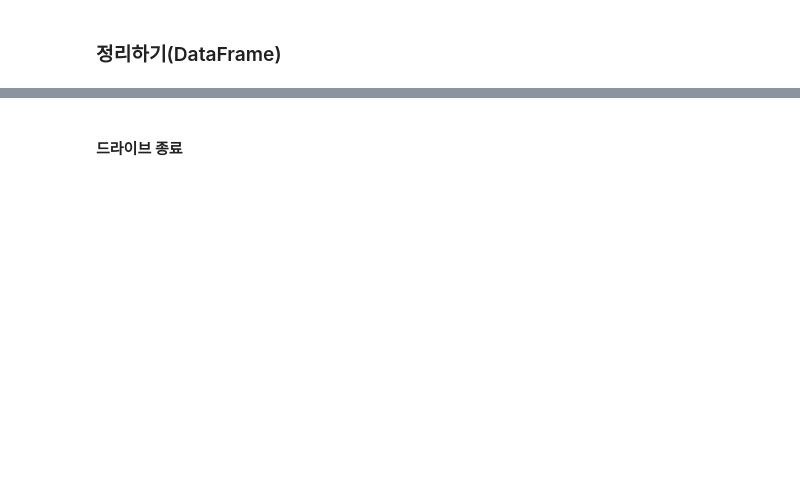
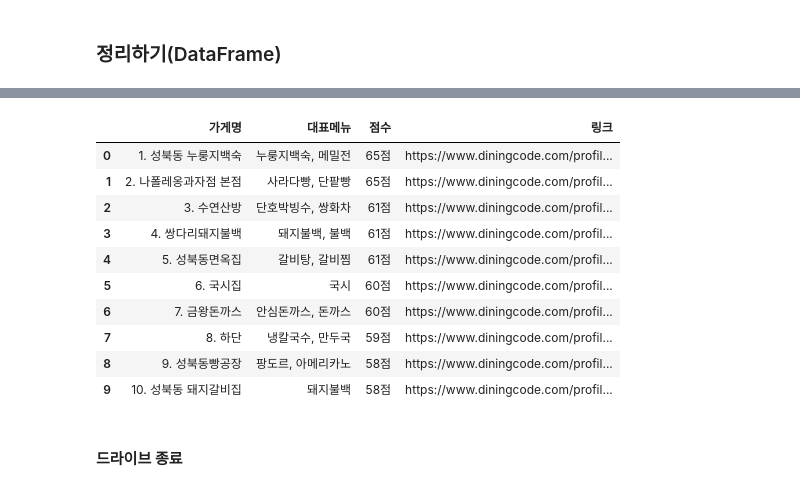
Before and after one commit to m-cahe/python, a Jupyter notebook: basic_Workspace/crawling/realtime_rank/hawjung_food_top10_git.ipynb, the cells around one changed output, grey strips where cells are left out. Saved outputs shown, nothing was run; the diff lists cells and outputs as text; code cells hidden in the pictures; blank space fills up the shorter version.

Commit message:
use pandas DataFrame & need data modification

```diff
--- a/basic_Workspace/crawling/realtime_rank/hawjung_food_top10_git.ipynb
+++ b/basic_Workspace/crawling/realtime_rank/hawjung_food_top10_git.ipynb
@@ -106,6 +126,13 @@ for p in point:
 # %%
 blink = soup.select('.blink')
 print(blink)
+
+blinkList = []
+diningUrl = 'https://www.diningcode.com'
+
 for bl in blink[1:]:
     print(bl.attrs['href'])  #상대경로로 출력 -> 절대경로로 변환 필요
+    blinkList.append(diningUrl + bl.attrs['href'])
+
+print(blinkList)
 # %% [output]
@@ -146,0 +160,10 @@ print(hawJung_Top10)
+# %%
+#List(or 다른형태)를 DataFrame형태로 변환
+STORE = pd.DataFrame(btxt)
+MENU = pd.DataFrame(stxt)
+POINT = pd.DataFrame(point)
+LINK = pd.DataFrame(blinkList)
+STORE
+MENU
+POINT
+LINK
@@ -147,3 +182,24 @@ print(hawJung_Top10)
+# %%
+H_FOOD = pd.concat([STORE,MENU,POINT,LINK], axis=1, keys=H_FOOD_column)
+#pd.DataFrame()
+#axis=1  열 기준
+# %%
+H_FOOD.columns=['가게명','대표메뉴','점수','링크']
+#데이터프레임 클럼명 지정 : columns : 컬럼명
+# %%
+H_FOOD
+# %% [output]
+|  | 가게명 | 대표메뉴 | 점수 | 링크 |
+| 0 | 1. 성북동 누룽지백숙 | 누룽지백숙, 메밀전 | 65점 | https://www.diningcode.com/profil... |
+| 1 | 2. 나폴레옹과자점 본점 | 사라다빵, 단팥빵 | 65점 | https://www.diningcode.com/profil... |
+| 2 | 3. 수연산방 | 단호박빙수, 쌍화차 | 61점 | https://www.diningcode.com/profil... |
+| 3 | 4. 쌍다리돼지불백 | 돼지불백, 불백 | 61점 | https://www.diningcode.com/profil... |
+| 4 | 5. 성북동면옥집 | 갈비탕, 갈비찜 | 61점 | https://www.diningcode.com/profil... |
+| 5 | 6. 국시집 | 국시 | 60점 | https://www.diningcode.com/profil... |
+| 6 | 7. 금왕돈까스 | 안심돈까스, 돈까스 | 60점 | https://www.diningcode.com/profil... |
+| 7 | 8. 하단 | 냉칼국수, 만두국 | 59점 | https://www.diningcode.com/profil... |
+| 8 | 9. 성북동빵공장 | 팡도르, 아메리카노 | 58점 | https://www.diningcode.com/profil... |
+| 9 | 10. 성북동 돼지갈비집 | 돼지불백 | 58점 | https://www.diningcode.com/profil... |
 # %% [markdown]
 #### 드라이브 종료
 # %%
```
Also changed, not shown: parts of 10 cells of this notebook, 1 other file.
